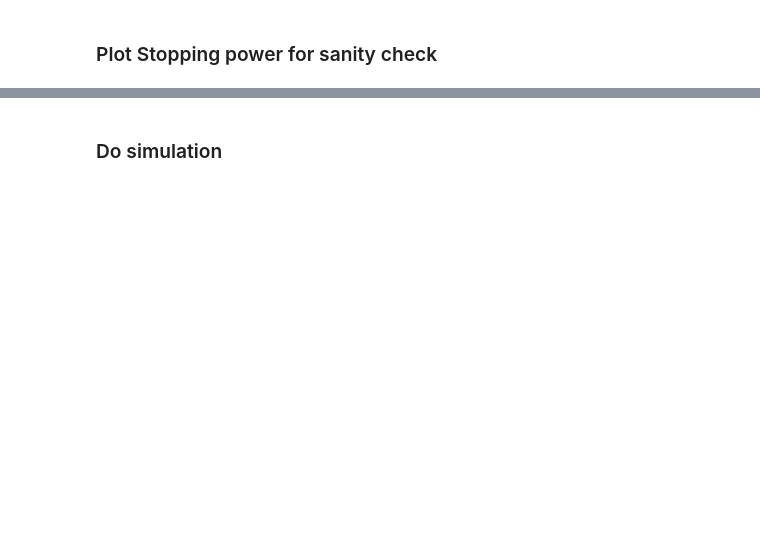
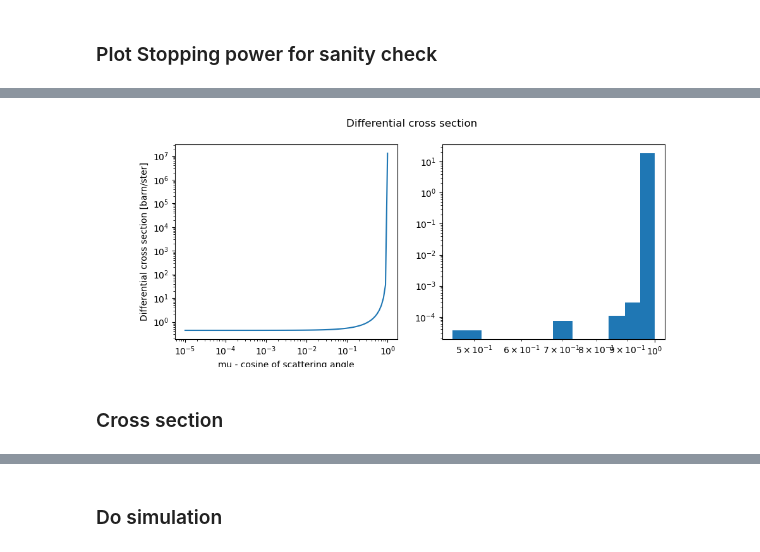
Before and after one commit to KlaasWillems/electronTransportCode, a Jupyter notebook: numericalExperiments/waterPhantom/WaterPhantomTest.ipynb, the cells around one changed output, grey strips where cells are left out. Cells and saved outputs as stored; diff of their text form; code cells hidden in the pictures; blank space fills up the shorter version.

```diff
--- a/numericalExperiments/waterPhantom/WaterPhantomTest.ipynb
+++ b/numericalExperiments/waterPhantom/WaterPhantomTest.ipynb
@@ -58,0 +63,32 @@ plt.grid()
+# %%
+from electronTransportCode.ProjectUtils import FSC, Re, ERE
+def evalSRDCS(mu: float, Ekin: float, material: Material) -> float:
+    ''' Evaluate screened rutherford elastic differential cross-section
+    '''
+    betaSquared: float = Ekin*(Ekin+2)/np.power(Ekin+1, 2)
+    alfaPrime = FSC*material.Z/np.square(betaSquared)
+    eta = material.eta0CONST*(1.13 + 3.76*np.power(alfaPrime, 2))
+
+    return 2*np.pi*np.power(Re*material.Z, 2)/((betaSquared*Ekin*(Ekin+2))*(np.power(1-mu+2*eta, 2)))
+# %%
+# Plot DCS
+Ekin = 5.0/ERE  # 5.0 MeV
+muArray = np.logspace(-5, 0, 100)
+dcs = np.array([evalSRDCS(mu, Ekin, WaterMaterial) for mu in muArray])*1e24
+
+fig, (ax1, ax2) = plt.subplots(1, 2, figsize=(10 ,4))
+fig.suptitle('Differential cross section')
+
+ax1.loglog(muArray, dcs)
+ax1.set_xlabel('mu - cosine of scattering angle')
+ax1.set_ylabel('Differential cross section [barn/ster]')
+
+# Sample angle
+NbSamples = 500000
+samples = np.array([particle.sampleAngle(Ekin, WaterMaterial) for _ in range(NbSamples)])
+ax2.hist(samples, density=True, log=True)
+ax2.set_xscale('log')
+# %% [output]
+[figure, added]
+# %% [markdown]
+### Cross section
```
Also changed, not shown: parts of 8 cells of this notebook, 8 other files.
